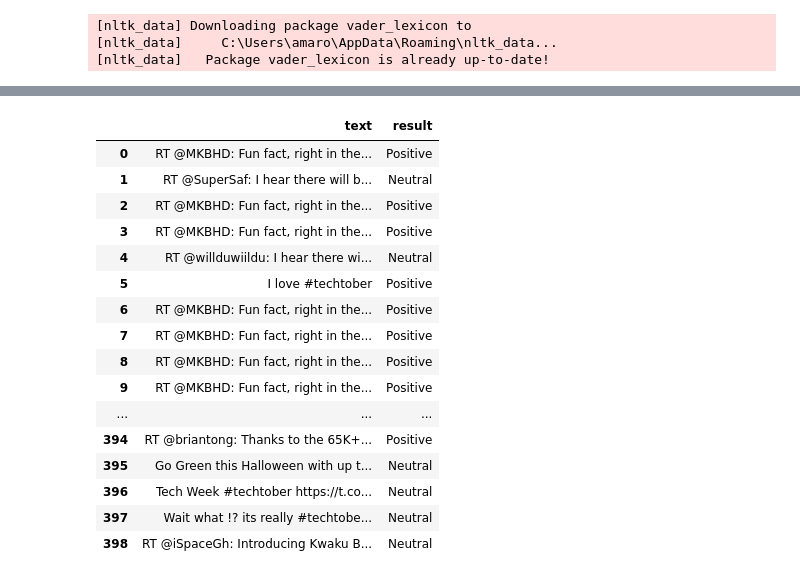
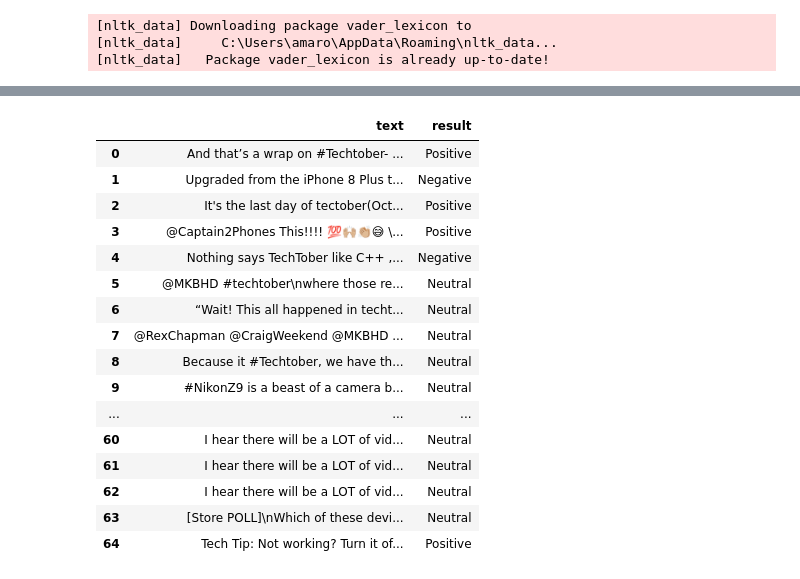
Before and after one commit to LucaSor1a/ia-analisis-de-sentimientos, a Jupyter notebook: Trabajo Final Soria y Marotta.ipynb, the cells around one changed output, grey strips where cells are left out. Saved outputs shown, nothing was run; the diff lists cells and outputs as text; code cells hidden in the pictures.

```diff
--- a/Trabajo Final Soria y Marotta.ipynb
+++ b/Trabajo Final Soria y Marotta.ipynb
@@ -19,6 +19,8 @@ bearer_token = os.environ.get("BEARER_TOKEN")
 # %%
 pd.options.display.max_rows = 4000
 pd.options.display.max_seq_items = 2000
+pd.options.display.max_columns = 2000
+pd.set_option('display.max_colwidth', None)
 # %% [markdown]
 ## Definir URL y Parametros de la consulta
 # %%
@@ -64,7 +66,7 @@ df.to_csv('TechTweets1.csv')
 # %% [markdown]
 # Tokenizacion
 # %%
-df = pd.read_csv("TechTweets1.csv") #para no volver a pedir los datos
+df = pd.read_csv("TechTweets2.csv") #para no volver a pedir los datos
 df
 # %% [output]
 |  | Unnamed: 0 | id | text |
@@ -157,14 +159,14 @@ tokenized_list_text_min
 La idea es que no sea tan profunda para no elimanar hastag, menciones, ni emoticones.
 Se limpian los simbolos raros que estan solos y todos los links con spam
 # %%
-caracteres_a_eliminar = ("http","https","[","]","{","}","#","@","!","’",",",";",".",":","+","/","*","'","?","¿","¡","!","|","ª","/","~","¬","%","&","(",")","=","-","...",'…',"_")
+caracteres_a_eliminar = ("http","https",'“','"','–',"[","]","{","}","#","@","!","’",",",";",".",":","+","/","*","'","?","¿","¡","!","|","ª","/","~","¬","%","&","(",")","=","-","...",'…',"_")
 
 
 for i in caracteres_a_eliminar:
     if i in tokenized_list_text_min:
         tokenized_list_text_min = list(filter(lambda val: val !=  i, tokenized_list_text_min))
 
-for j in range(2):
+for j in range(3):
     for i in tokenized_list_text_min:
         if ("http" in i) or ("t.co" in i) or ("https://t.co/" in i):
             tokenized_list_text_min.remove(i)
@@ -483,7 +467,7 @@ df["positive"] = ""
 df["result"] = ""
 for index, row in df.iterrows():
     #Analizar cada review
-    analisis = sentiment_analyzer.polarity_scores(row['polaridad'])
+    analisis = sentiment_analyzer.polarity_scores(row['text'])
     row["negative"] = analisis["neg"]
     row["neutral"] = analisis["neu"]
     row["positive"] = analisis["pos"]
@@ -516,40 +524,40 @@ df
 # %%
 df["negative"] = ""
 df["neutral"] = ""
 df["positive"] = ""
 df["result"] = ""
 for index, row in df.iterrows():
     #Analizar cada review
-    analisis = sentiment_analyzer.polarity_scores(row['polaridad'])
+    analisis = sentiment_analyzer.polarity_scores(row['text'])
     row["negative"] = analisis["neg"]
     row["neutral"] = analisis["neu"]
     row["positive"] = analisis["pos"]
     # Evaluar que valores se considerarán positivo o negativo
     if analisis['compound'] > 0.4 :
         row["result"] = "Positive"
     elif analisis['compound'] <  -0.2:
         row["result"] = "Negative"
     else :
         row["result"] = "Neutral"
 df[["text", "result"]]
 # %% [output]
 |  | text | result |
-| 0 | RT @MKBHD: Fun fact, right in the... | Positive |
-| 1 | RT @SuperSaf: I hear there will b... | Neutral |
-| 2 | RT @MKBHD: Fun fact, right in the... | Positive |
-| 3 | RT @MKBHD: Fun fact, right in the... | Positive |
-| 4 | RT @willduwiildu: I hear there wi... | Neutral |
-| 5 | I love #techtober | Positive |
-| 6 | RT @MKBHD: Fun fact, right in the... | Positive |
-| 7 | RT @MKBHD: Fun fact, right in the... | Positive |
-| 8 | RT @MKBHD: Fun fact, right in the... | Positive |
-| 9 | RT @MKBHD: Fun fact, right in the... | Positive |
+| 0 | And that’s a wrap on #Techtober- ... | Positive |
+| 1 | Upgraded from the iPhone 8 Plus t... | Negative |
+| 2 | It's the last day of tectober(Oct... | Positive |
+| 3 | @Captain2Phones This!!!! 💯🙌🏼👏🏼😅 \... | Positive |
+| 4 | Nothing says TechTober like C++ ,... | Negative |
+| 5 | @MKBHD #techtober\nwhere those re... | Neutral |
+| 6 | “Wait! This all happened in techt... | Neutral |
+| 7 | @RexChapman @CraigWeekend @MKBHD ... | Neutral |
+| 8 | Because it #Techtober, we have th... | Neutral |
+| 9 | #NikonZ9 is a beast of a camera b... | Neutral |
 | ... | ... | ... |
-| 394 | RT @briantong: Thanks to the 65K+... | Positive |
-| 395 | Go Green this Halloween with up t... | Neutral |
-| 396 | Tech Week #techtober https://t.co... | Neutral |
-| 397 | Wait what !? its really #techtobe... | Neutral |
-| 398 | RT @iSpaceGh: Introducing Kwaku B... | Neutral |
+| 60 | I hear there will be a LOT of vid... | Neutral |
+| 61 | I hear there will be a LOT of vid... | Neutral |
+| 62 | I hear there will be a LOT of vid... | Neutral |
+| 63 | [Store POLL]\nWhich of these devi... | Neutral |
+| 64 | Tech Tip: Not working? Turn it of... | Positive |
 # %%
 total = len(df["result"])
 positive = 0
```
Also changed, not shown: parts of 23 cells of this notebook, 1 other file.
